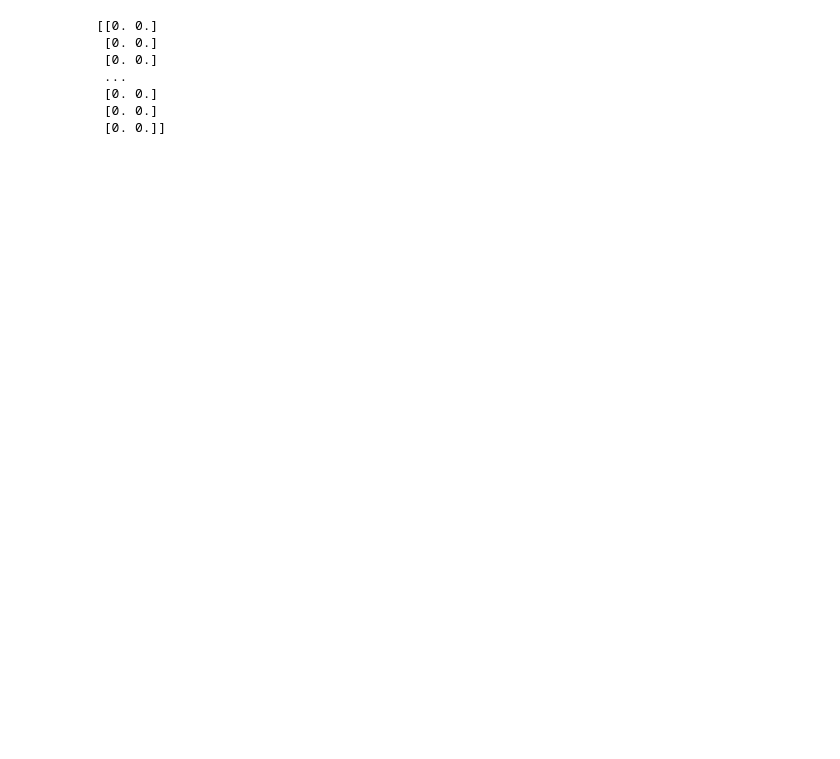
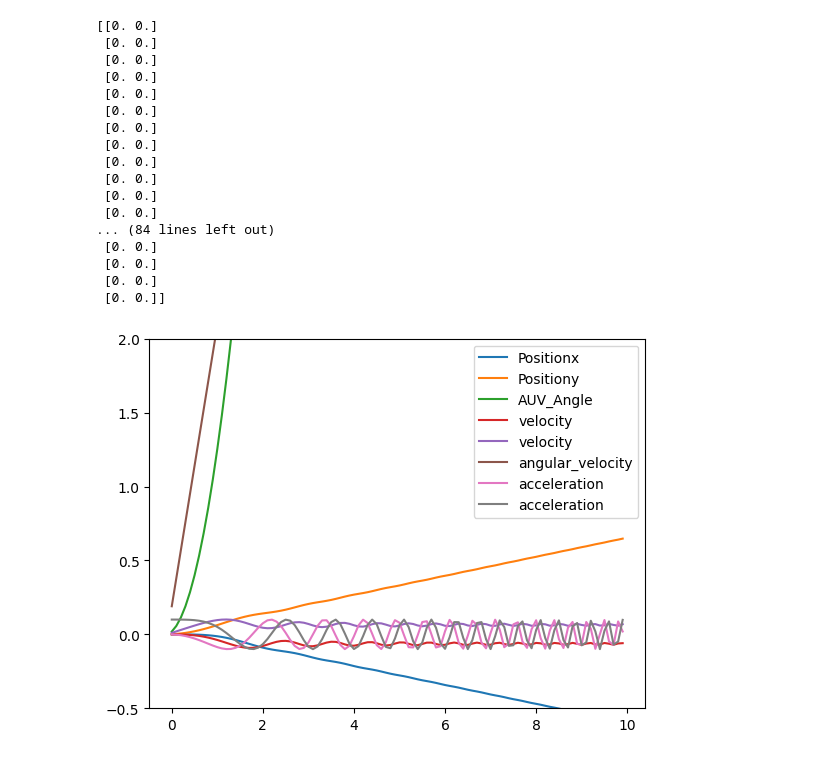
Before and after one commit to SpyguyOO7/python-refresher, a Jupyter notebook: realsimulation.ipynb, the cells around one changed output. Drawn from its saved outputs; the diff is of its cells as text; code cells hidden in the pictures; blank space fills up the shorter version.

Commit message:
test_simulate

```diff
--- a/realsimulation.ipynb
+++ b/realsimulation.ipynb
@@ -224,11 +3,0 @@ def simulate_auv2_motion(
-# %%
-test = np.array([5, 5, -5, -5]).reshape((4, 1))
-physics.simulate_auv2_motion(test, 0.5, 1.5, 1.8,100,100,.1)
-# %% [output]
-[[0. 0.]
- [0. 0.]
- [0. 0.]
- ...
- [0. 0.]
- [0. 0.]
- [0. 0.]]
@@ -234,0 +8,33 @@ physics.simulate_auv2_motion(test, 0.5, 1.5, 1.8,100,100,.1)
+# %%
+test = np.array([100, 0, 100, 1]).reshape((4, 1))
+time, positionx, positiony,AUV_Angle, velocity, angular_velocity, acceleration = physics.simulate_auv2_motion(test, math.pi/2, 1, 1,100,100,.1)
+#plt.plot(time, positionx, positiony,AUV_Angle, velocity, angular_velocity, acceleration)
+plt.plot(time, positionx, label="Positionx")
+plt.plot(time, positiony, label="Positiony")
+plt.plot(time, AUV_Angle, label="AUV_Angle")
+plt.plot(time, velocity, label="velocity")
+plt.plot(time, angular_velocity, label="angular_velocity")
+plt.plot(time, acceleration, label="acceleration")
+plt.legend()
+ax = plt.gca()
+ax.set_ylim([-.5,2])
+plt.show()
+# %% [output]
+[[0. 0.]
+ [0. 0.]
+ [0. 0.]
+ [0. 0.]
+ [0. 0.]
+ [0. 0.]
+ [0. 0.]
+ [0. 0.]
+ [0. 0.]
+ [0. 0.]
+ [0. 0.]
+ [0. 0.]
+... (84 lines left out)
+ [0. 0.]
+ [0. 0.]
+ [0. 0.]
+ [0. 0.]]
+[figure, added]
```
Also changed, not shown: parts of 3 cells of this notebook, 2 other files.
